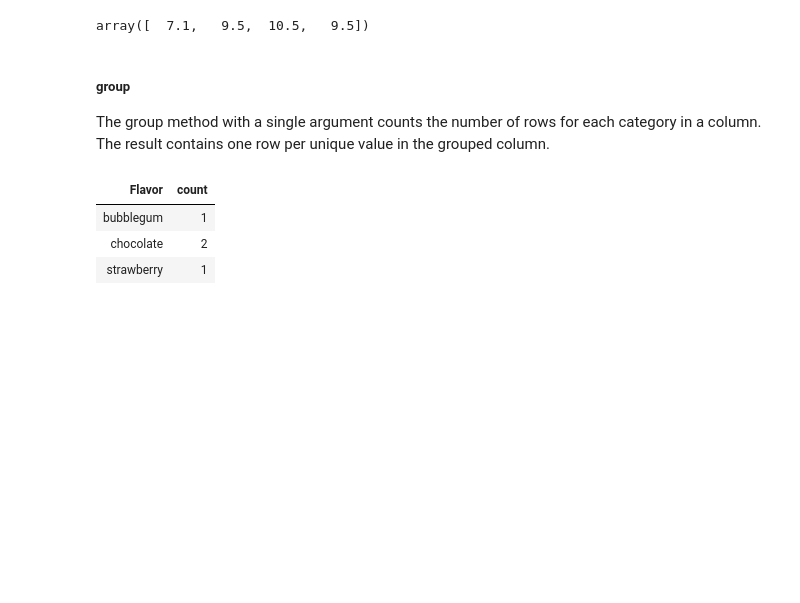
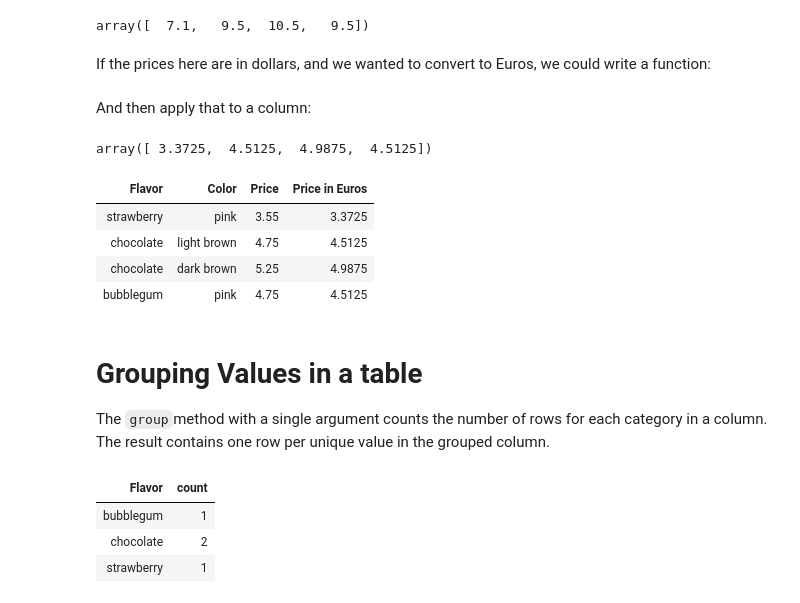
Before and after one commit to ucsb-ds/cmpsc5a-llm-w25-students, a Jupyter notebook: lectures/Notebook-4.ipynb, the cells around one changed output. Drawn from its saved outputs; the diff is of its cells as text; code cells hidden in the pictures; blank space fills up the shorter version.

Commit message:
pc - update Notebook-4 with Conrad's notes on functions

```diff
--- a/lectures/Notebook-4.ipynb
+++ b/lectures/Notebook-4.ipynb
@@ -264,3 +356,15 @@ cones
 cones.apply(double, 'Price')
 # %% [output]
 array([  7.1,   9.5,  10.5,   9.5])
+# %% [markdown]
+If the prices here are in dollars, and we wanted to convert to Euros, we could write a function:
+# %%
+def dollars_to_euros(dollars):
+    """ convert dollars to euros """
+    return dollars * 0.95
+# %% [markdown]
+And then apply that to a column:
+# %%
+cones.apply(dollars_to_euros, 'Price')
+# %% [output]
+array([ 3.3725,  4.5125,  4.9875,  4.5125])
@@ -267,6 +373,16 @@ array([  7.1,   9.5,  10.5,   9.5])
+# %%
+euros_column = cones.apply(dollars_to_euros, 'Price')
+cones_with_euros = cones.append_column("Price in Euros", euros_column)
+cones_with_euros
+# %% [output]
+| Flavor | Color | Price | Price in Euros |
+| strawberry | pink | 3.55 | 3.3725 |
+| chocolate | light brown | 4.75 | 4.5125 |
+| chocolate | dark brown | 5.25 | 4.9875 |
+| bubblegum | pink | 4.75 | 4.5125 |
 # %% [markdown]
-##### group
-The group method with a single argument counts the number of rows for each category in a column. The result contains one row per unique value in the grouped column.
+# Grouping Values in a table
+The `group`method with a single argument counts the number of rows for each category in a column. The result contains one row per unique value in the grouped column.
 # %%
 cones.group('Flavor')
 # %% [output]
```
Also changed, not shown: parts of 18 cells of this notebook.
